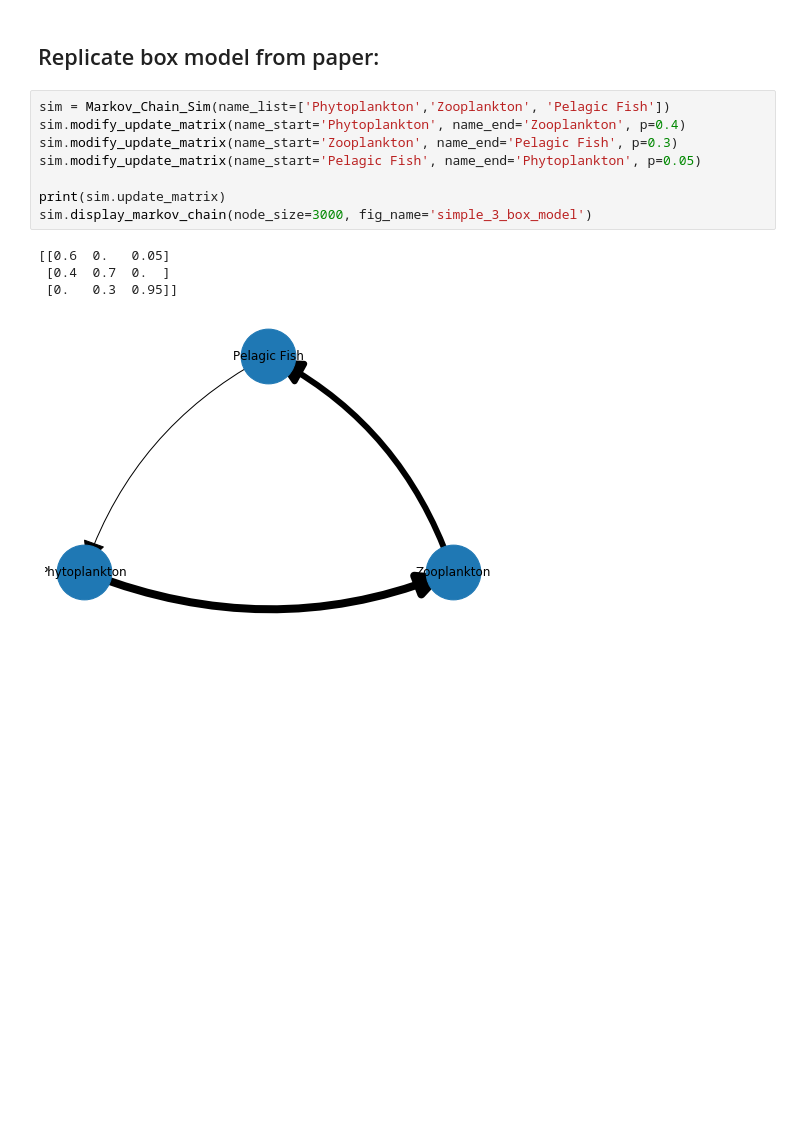
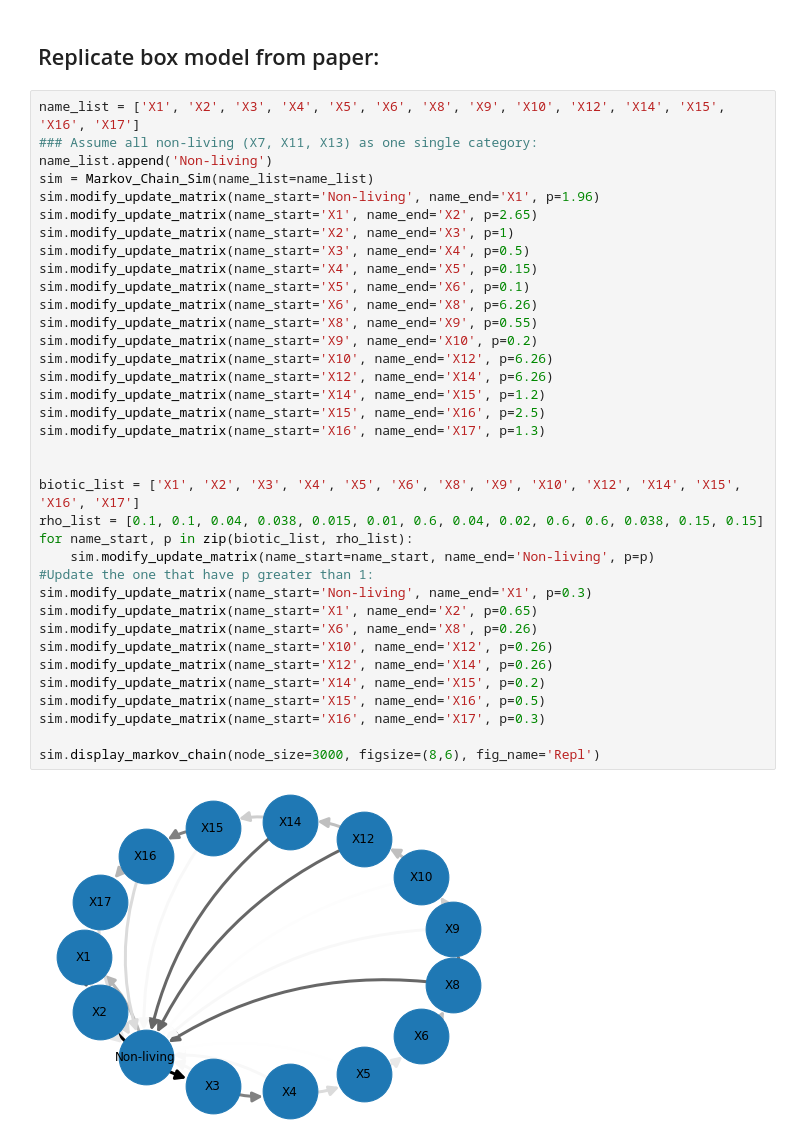
Before and after one commit to quachhungvietnam/Ocean_Biological_Network_Simulation, a Jupyter notebook: Toy_model_2_Markov_chain.ipynb, the cells around one changed output. Cells and saved outputs as stored; diff of their text form; blank space fills up the shorter version.

```diff
--- a/Toy_model_2_Markov_chain.ipynb
+++ b/Toy_model_2_Markov_chain.ipynb
@@ -98,16 +124,41 @@ fig.show()
 [figure]
 # %% [markdown]
 ## Replicate box model from paper:
-# %%
-sim = Markov_Chain_Sim(name_list=['Phytoplankton','Zooplankton', 'Pelagic Fish'])
-sim.modify_update_matrix(name_start='Phytoplankton', name_end='Zooplankton', p=0.4)
-sim.modify_update_matrix(name_start='Zooplankton', name_end='Pelagic Fish', p=0.3)
-sim.modify_update_matrix(name_start='Pelagic Fish', name_end='Phytoplankton', p=0.05)
-
-print(sim.update_matrix)
-sim.display_markov_chain(node_size=3000, fig_name='simple_3_box_model')
-# %% [output]
-[[0.6  0.   0.05]
- [0.4  0.7  0.  ]
- [0.   0.3  0.95]]
-[figure, removed]
+# %%
+name_list = ['X1', 'X2', 'X3', 'X4', 'X5', 'X6', 'X8', 'X9', 'X10', 'X12', 'X14', 'X15', 'X16', 'X17']
+### Assume all non-living (X7, X11, X13) as one single category:
+name_list.append('Non-living')
+sim = Markov_Chain_Sim(name_list=name_list)
+sim.modify_update_matrix(name_start='Non-living', name_end='X1', p=1.96)
+sim.modify_update_matrix(name_start='X1', name_end='X2', p=2.65)
+sim.modify_update_matrix(name_start='X2', name_end='X3', p=1)
+sim.modify_update_matrix(name_start='X3', name_end='X4', p=0.5)
+sim.modify_update_matrix(name_start='X4', name_end='X5', p=0.15)
+sim.modify_update_matrix(name_start='X5', name_end='X6', p=0.1)
+sim.modify_update_matrix(name_start='X6', name_end='X8', p=6.26)
+sim.modify_update_matrix(name_start='X8', name_end='X9', p=0.55)
+sim.modify_update_matrix(name_start='X9', name_end='X10', p=0.2)
+sim.modify_update_matrix(name_start='X10', name_end='X12', p=6.26)
+sim.modify_update_matrix(name_start='X12', name_end='X14', p=6.26)
+sim.modify_update_matrix(name_start='X14', name_end='X15', p=1.2)
+sim.modify_update_matrix(name_start='X15', name_end='X16', p=2.5)
+sim.modify_update_matrix(name_start='X16', name_end='X17', p=1.3)
+
+
+biotic_list = ['X1', 'X2', 'X3', 'X4', 'X5', 'X6', 'X8', 'X9', 'X10', 'X12', 'X14', 'X15', 'X16', 'X17']
+rho_list = [0.1, 0.1, 0.04, 0.038, 0.015, 0.01, 0.6, 0.04, 0.02, 0.6, 0.6, 0.038, 0.15, 0.15]
+for name_start, p in zip(biotic_list, rho_list):
+    sim.modify_update_matrix(name_start=name_start, name_end='Non-living', p=p)
+#Update the one that have p greater than 1:
+sim.modify_update_matrix(name_start='Non-living', name_end='X1', p=0.3)
+sim.modify_update_matrix(name_start='X1', name_end='X2', p=0.65)
+sim.modify_update_matrix(name_start='X6', name_end='X8', p=0.26)
+sim.modify_update_matrix(name_start='X10', name_end='X12', p=0.26)
+sim.modify_update_matrix(name_start='X12', name_end='X14', p=0.26)
+sim.modify_update_matrix(name_start='X14', name_end='X15', p=0.2)
+sim.modify_update_matrix(name_start='X15', name_end='X16', p=0.5)
+sim.modify_update_matrix(name_start='X16', name_end='X17', p=0.3)
+
+sim.display_markov_chain(node_size=3000, figsize=(8,6), fig_name='Repl')
+# %% [output]
+[figure, added]
```
Also changed, not shown: parts of 6 cells of this notebook, 3 other files.
